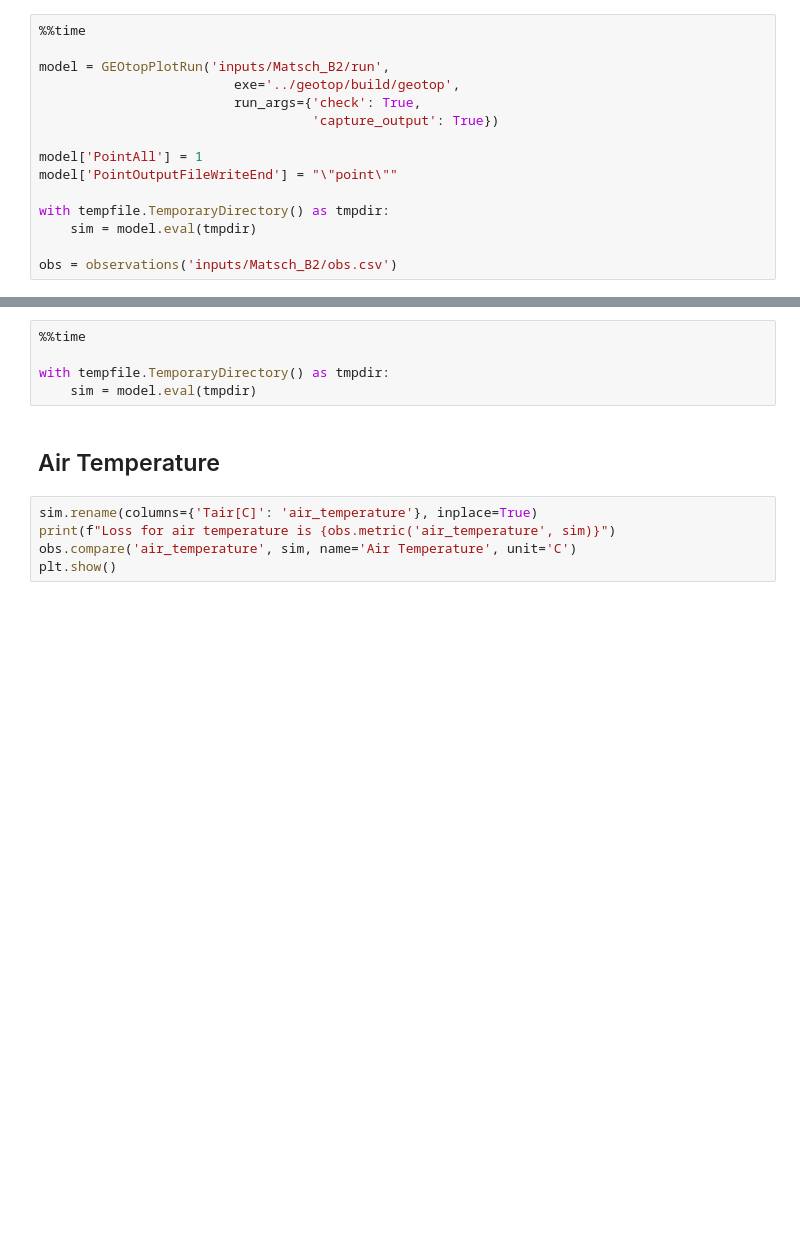
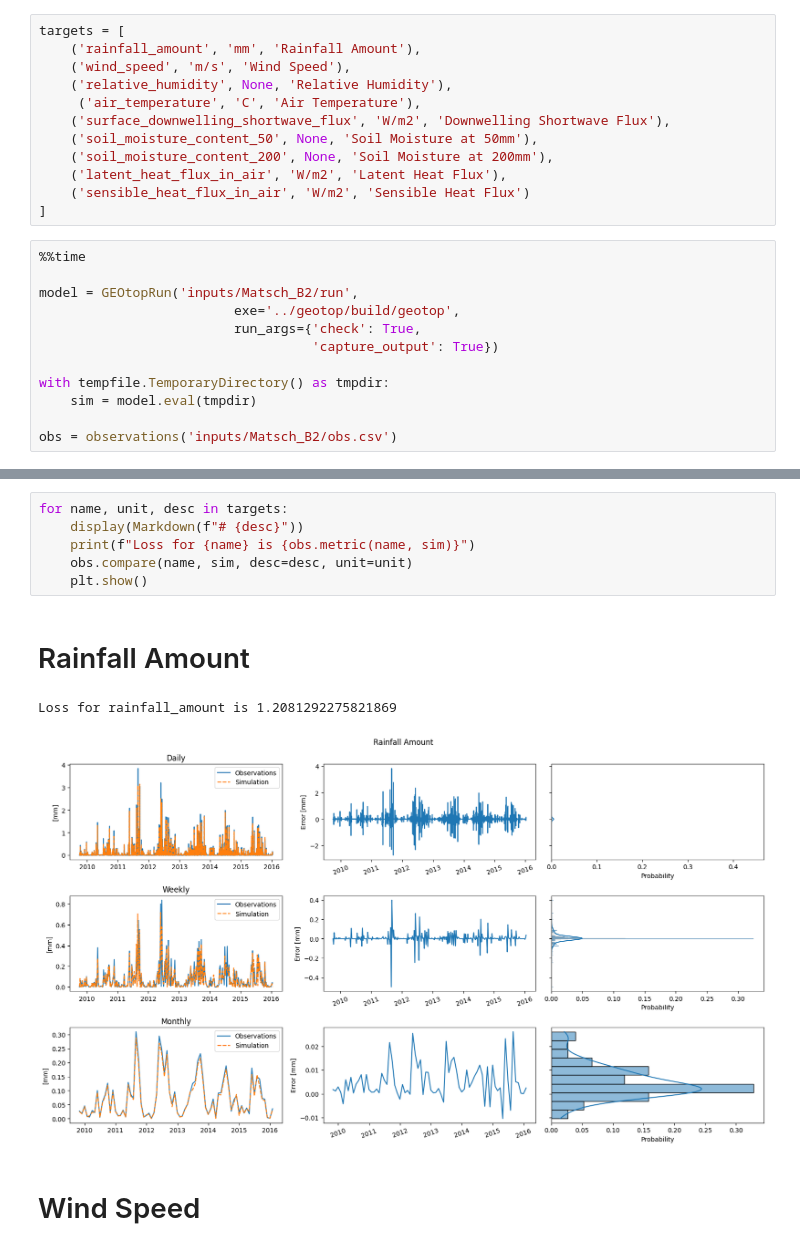
Before and after one commit to stefanocampanella/MHPC-project, a Jupyter notebook: notebooks/plots.ipynb, the cells around one changed output, grey strips where cells are left out. Drawn from its saved outputs; the diff is of its cells as text; blank space fills up the shorter version.

Commit message:
Fix plot notebook

```diff
--- a/notebooks/plots.ipynb
+++ b/notebooks/plots.ipynb
@@ -26,13 +7,22 @@ class GEOtopPlotRun(GEOtopRun):
+# %%
+targets = [
+    ('rainfall_amount', 'mm', 'Rainfall Amount'),
+    ('wind_speed', 'm/s', 'Wind Speed'),
+    ('relative_humidity', None, 'Relative Humidity'),
+     ('air_temperature', 'C', 'Air Temperature'),
+    ('surface_downwelling_shortwave_flux', 'W/m2', 'Downwelling Shortwave Flux'),
+    ('soil_moisture_content_50', None, 'Soil Moisture at 50mm'),
+    ('soil_moisture_content_200', None, 'Soil Moisture at 200mm'),
+    ('latent_heat_flux_in_air', 'W/m2', 'Latent Heat Flux'),
+    ('sensible_heat_flux_in_air', 'W/m2', 'Sensible Heat Flux')
+]
 # %%
 %%time
 
-model = GEOtopPlotRun('inputs/Matsch_B2/run',
+model = GEOtopRun('inputs/Matsch_B2/run',
                          exe='../geotop/build/geotop',
                          run_args={'check': True,
                                    'capture_output': True})
-
-model['PointAll'] = 1
-model['PointOutputFileWriteEnd'] = "\"point\""
 
 with tempfile.TemporaryDirectory() as tmpdir:
     sim = model.eval(tmpdir)
@@ -41,12 +34,11 @@ obs = observations('inputs/Matsch_B2/obs.csv')
-# %%
-%%time
-
-with tempfile.TemporaryDirectory() as tmpdir:
-    sim = model.eval(tmpdir)
-# %% [markdown]
-## Air Temperature
 # %%
-sim.rename(columns={'Tair[C]': 'air_temperature'}, inplace=True)
-print(f"Loss for air temperature is {obs.metric('air_temperature', sim)}")
-obs.compare('air_temperature', sim, name='Air Temperature', unit='C')
-plt.show()
+for name, unit, desc in targets:
+    display(Markdown(f"# {desc}"))
+    print(f"Loss for {name} is {obs.metric(name, sim)}")
+    obs.compare(name, sim, desc=desc, unit=unit)
+    plt.show()
+# %% [output]
+# Rainfall Amount
+Loss for rainfall_amount is 1.2081292275821869
+[figure, added]
+# Wind Speed
```
Also changed, not shown: parts of 30 cells of this notebook, 5 other files.
